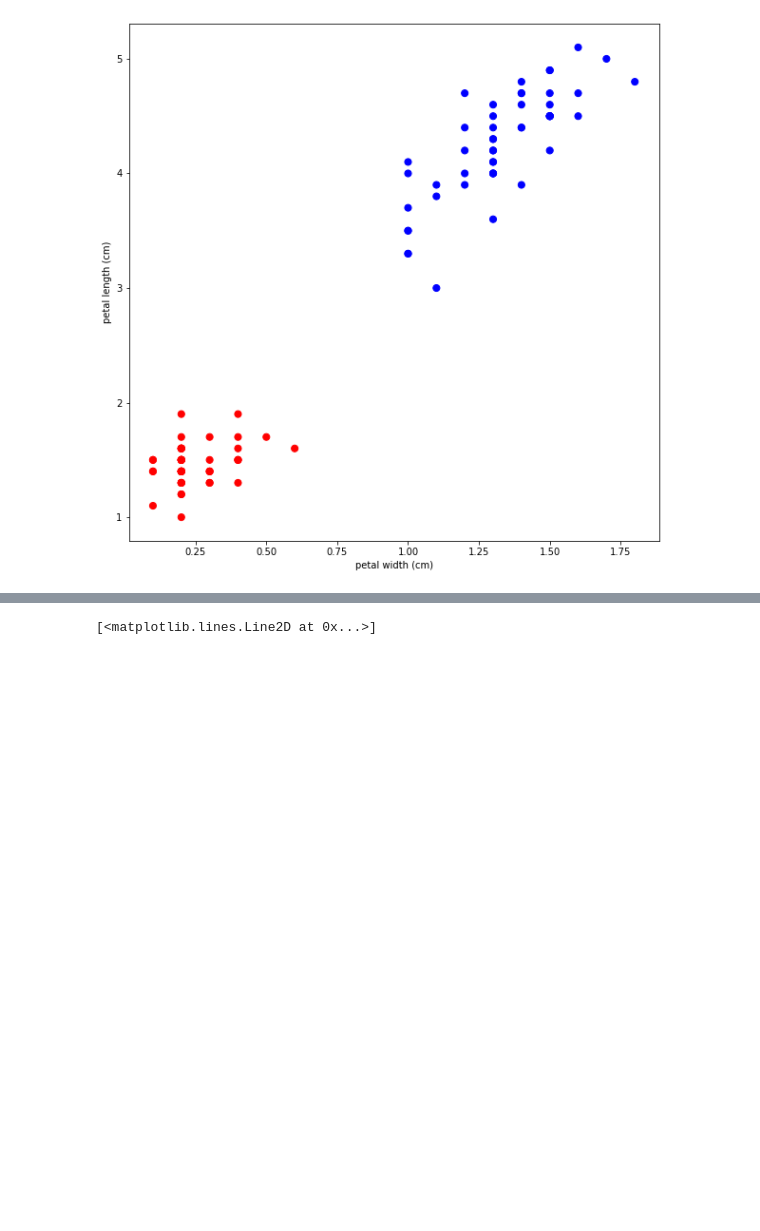
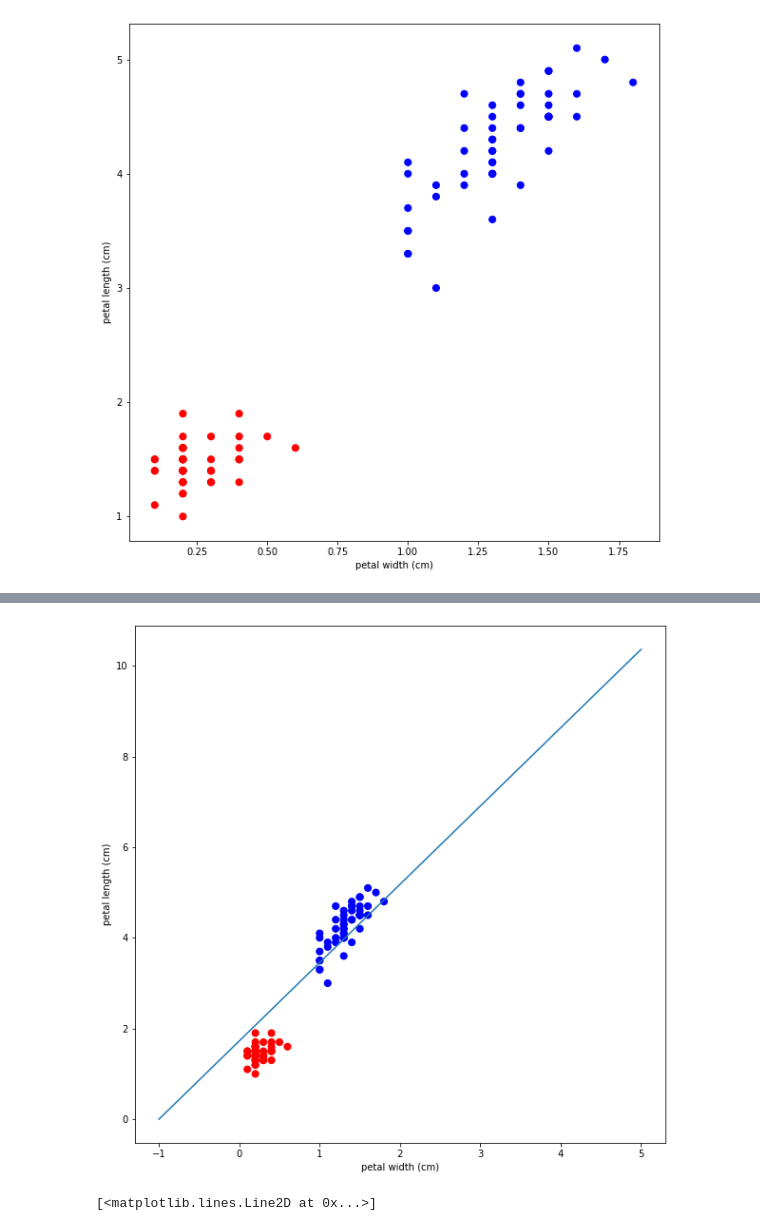
Before and after one commit to Huffwut/Python-meeting, a Jupyter notebook: ml1.ipynb, the cells around one changed output, grey strips where cells are left out. Saved outputs shown, nothing was run; the diff lists cells and outputs as text; code cells hidden in the pictures; blank space fills up the shorter version.

```diff
--- a/ml1.ipynb
+++ b/ml1.ipynb
@@ -47,0 +116,11 @@ plt.scatter(df['bmi'], df['s5'])
+# %%
+points = np.linspace(-1, 5, 10)
+plt.figure(figsize=(10,10))
+plt.scatter(df['petal width (cm)'],df['petal length (cm)'],50, colours)
+plt.xlabel('petal width (cm)')
+plt.ylabel('petal length (cm)')
+plt.plot(points, (np.array(w0.T[0] * points)[0]) + float(w0.T[1]))
+# plt.legend(['Setosa', 'Versicolor'])
+plt.show()
+# %% [output]
+[figure, added]
```
Also changed, not shown: parts of 10 cells of this notebook, 1 other file.
